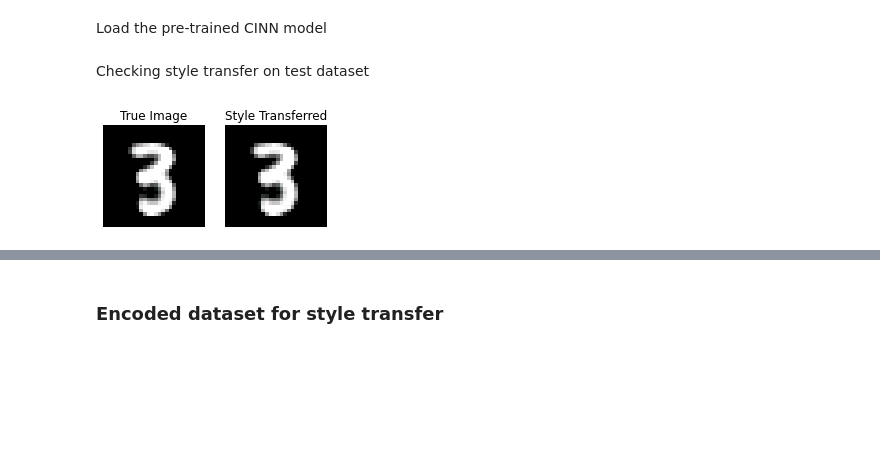
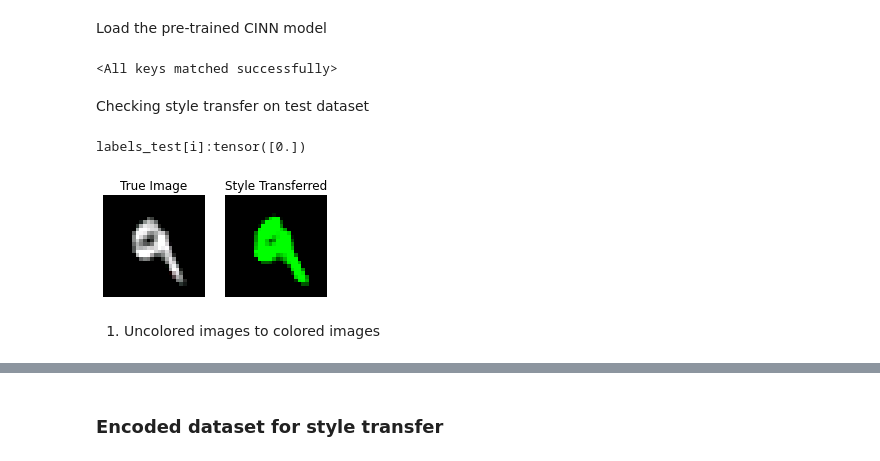
Before and after one commit to lukevoss/GNN, a Jupyter notebook: Project/style_transfer_inference.ipynb, the cells around one changed output, grey strips where cells are left out. Cells and saved outputs as stored; diff of their text form; code cells hidden in the pictures; blank space fills up the shorter version.

Commit message:
add code custom_encoding_style_transfer, cinn_style_transfer, update init inference style transfer notebook

```diff
--- a/Project/style_transfer_inference.ipynb
+++ b/Project/style_transfer_inference.ipynb
@@ -111,4 +88,13 @@ Load the pre-trained CINN model
 # %%
 ### instantiate the CINN model
 ### TO DO: add code for loading the pre-trained model
-model_cinn_style_transfer =  ConditionalRealNVP(input_size=24, hidden_size=2, n_blocks=1, condition_size=1)
+
+
+
+FILE_CINN_PRETRAINED="checkpoint_model_cinn_style_transfer_optimal_hyperparam_250_30_30_epochs.pth"
+
+checkpoint_path_cinn_pretrained=os.path.join(dataset_directory,
+                                            FILE_CINN_PRETRAINED)
+
+checkpoint_cinn_style_transfer= torch.load(checkpoint_path_cinn_pretrained)
+# model_cinn_style_transfer =  ConditionalRealNVP(input_size=24, hidden_size=2, n_blocks=1, condition_size=1)
@@ -115,3 +103,14 @@ model_cinn_style_transfer =  ConditionalRealNVP(input_size=24, hidden_size=2, n_
+# %%
+model_cinn_style_transfer = ConditionalRealNVPStyleTransfer(input_size=24,
+                                            hidden_size=250, n_blocks=30, condition_size=1)
+
+### load state dict
+state_cinn= checkpoint_cinn_style_transfer["state_dict"] # add code here
+
+### then load the code here
+model_cinn_style_transfer.load_state_dict(state_cinn)
+# %% [output]
+<All keys matched successfully>
 # %% [markdown]
 Checking style transfer on test dataset
 # %%
@@ -150,20 +149,22 @@ def plot_images(image1, image2):
 
     plt.show()
 # %%
-i=68
+i=7
 x_uncolored, y_label=encoded_image_test_set[i,:], labels_test[i]
 x_uncolored, y_label= x_uncolored.to(device), y_label.to(device)
+print(f"labels_test[i]:{labels_test[i]}")
 x_trans_check= style_transfer_after_training(model_cinn_style_transfer,
                                              x_uncolored, y_label, 1, device=device)
 
 ### let's send x through the decoder
 decoded_x_style_trans= decode_latent_vec(x_trans_check, ae_pretrained)
 decoded_original= decode_latent_vec(x_uncolored, ae_pretrained)
+
+#
+plot_images(decoded_original, decoded_x_style_trans)
+# %% [output]
+labels_test[i]:tensor([0.])
+[figure, added]
-# %%
-#
-plot_images(decoded_original, decoded_x_style_trans)
-# %% [output]
-[figure, removed]
 # %%
 # Define a function to plot multiple images in a subplot
 def plot_images_subplot(images, titles):
@@ -182,6 +183,8 @@ def plot_images_subplot(images, titles):
 
     plt.tight_layout()
     plt.show()
+# %% [markdown]
+1. Uncolored images to colored images
 # %%
 # Select 5 random indices from the test set
 import random
```
Also changed, not shown: parts of 23 cells of this notebook, 3 other files.
